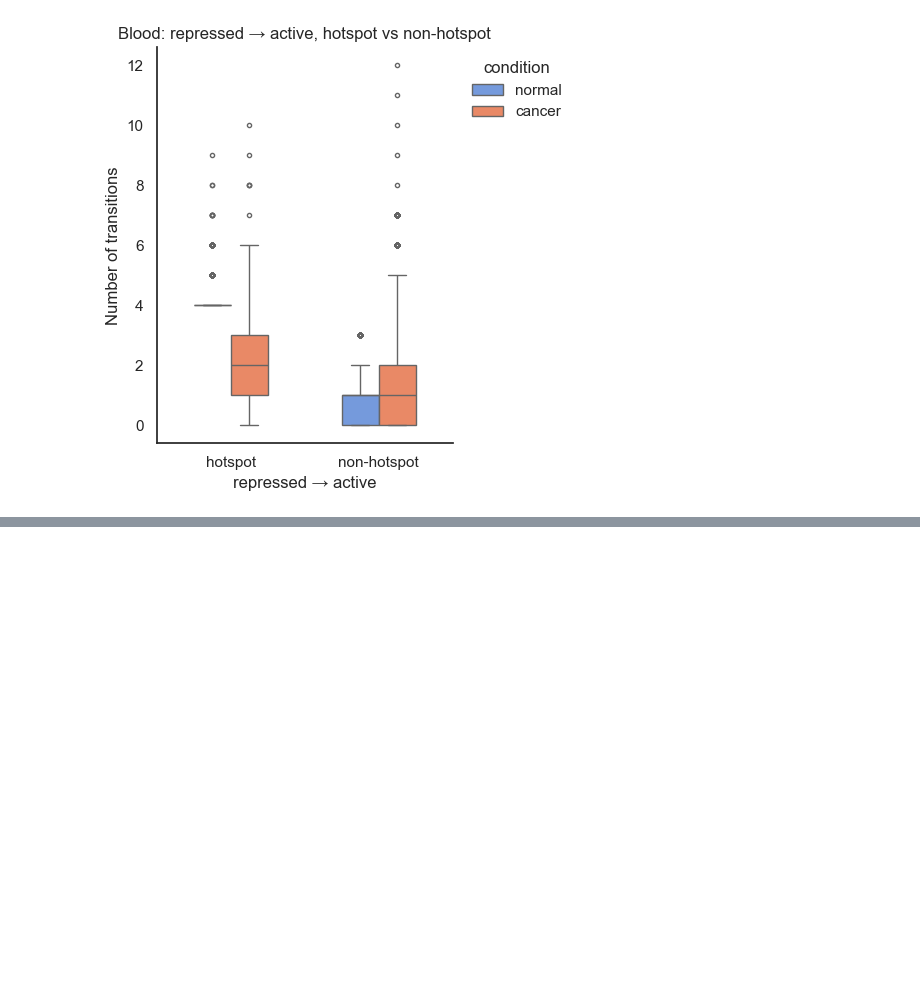
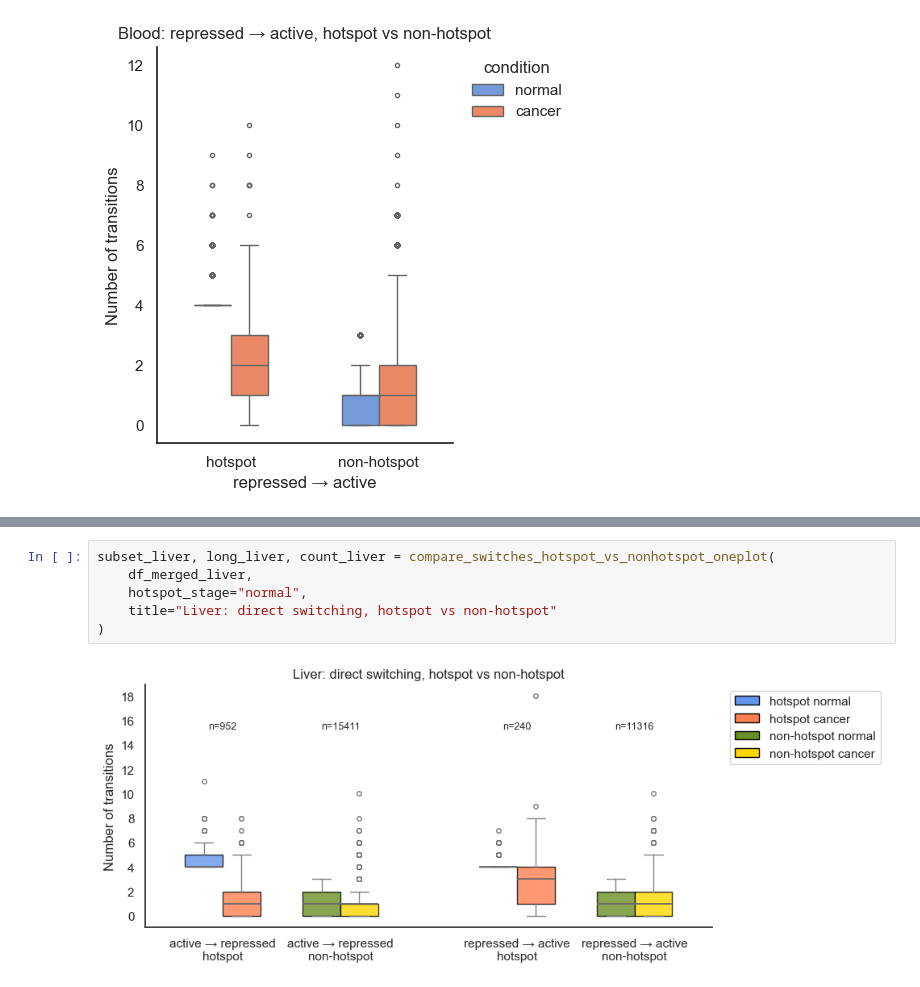
Before and after one commit to caocao0525/HERV, a Jupyter notebook: herv_util_clean.ipynb, the cells around one changed output, grey strips where cells are left out. Cells and saved outputs as stored; diff of their text form; blank space fills up the shorter version.

```diff
--- a/herv_util_clean.ipynb
+++ b/herv_util_clean.ipynb
@@ -1948,0 +2171,8 @@ subset_blood_ra, long_blood_ra, summary_blood_ra = compare_same_switch_hotspot_v
+# %%
+subset_liver, long_liver, count_liver = compare_switches_hotspot_vs_nonhotspot_oneplot(
+    df_merged_liver,
+    hotspot_stage="normal",
+    title="Liver: direct switching, hotspot vs non-hotspot"
+)
+# %% [output]
+[figure, added]
```
Also changed, not shown: parts of 6 cells of this notebook.
